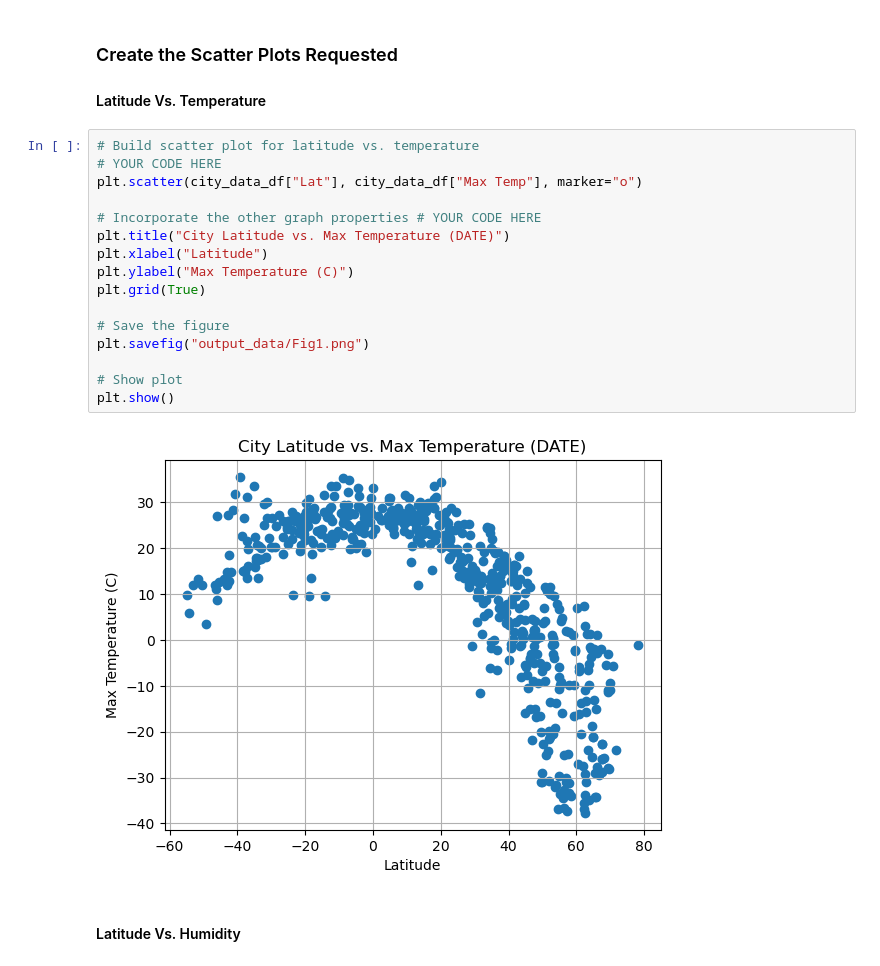
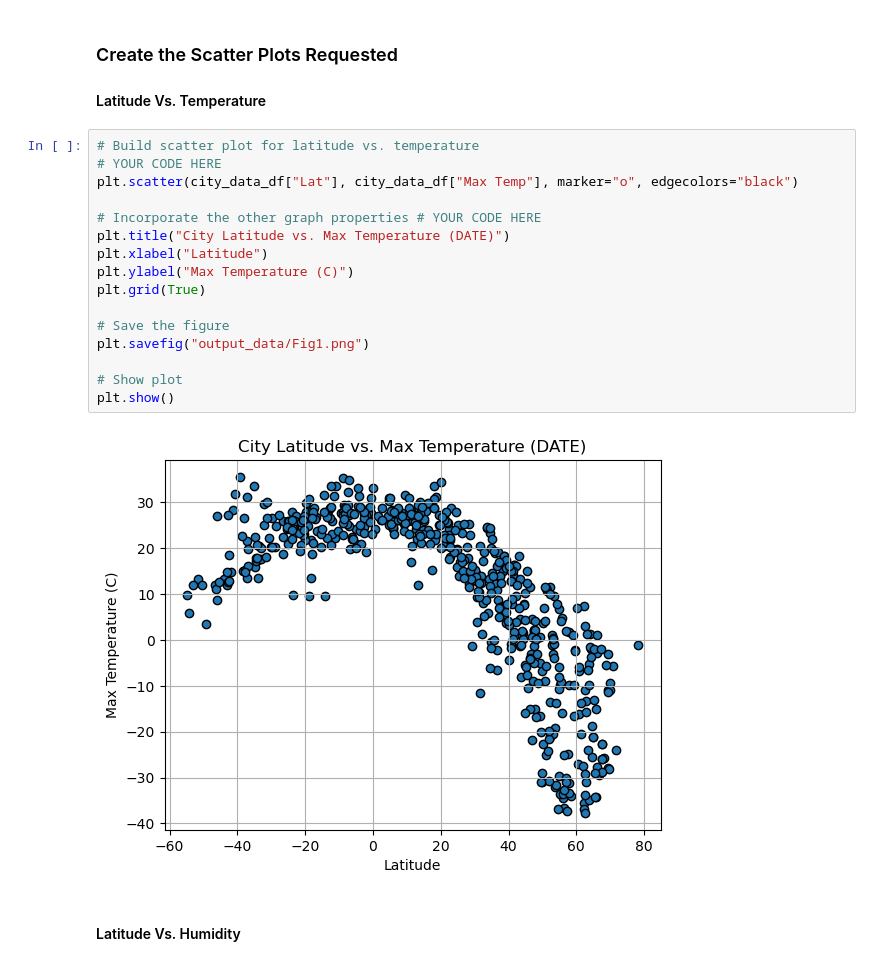
Before and after one commit to TRegan5/python-api-challenge, a Jupyter notebook: WeatherPy/WeatherPy.ipynb, the cells around one changed output. Saved outputs shown, nothing was run; the diff lists cells and outputs as text.

```diff
--- a/WeatherPy/WeatherPy.ipynb
+++ b/WeatherPy/WeatherPy.ipynb
@@ -195,21 +195,21 @@ city_data_df.head()
 # %%
 # Build scatter plot for latitude vs. temperature
 # YOUR CODE HERE
-plt.scatter(city_data_df["Lat"], city_data_df["Max Temp"], marker="o")
+plt.scatter(city_data_df["Lat"], city_data_df["Max Temp"], marker="o", edgecolors="black")
 
 # Incorporate the other graph properties # YOUR CODE HERE
 plt.title("City Latitude vs. Max Temperature (DATE)")
 plt.xlabel("Latitude")
 plt.ylabel("Max Temperature (C)")
 plt.grid(True)
 
 # Save the figure
 plt.savefig("output_data/Fig1.png")
 
 # Show plot
 plt.show()
 # %% [output]
-[figure, old version]
+[figure, new version]
 # %% [markdown]
 #### Latitude Vs. Humidity
 # %%
```
Also changed, not shown: parts of 3 cells of this notebook, 4 other files.
